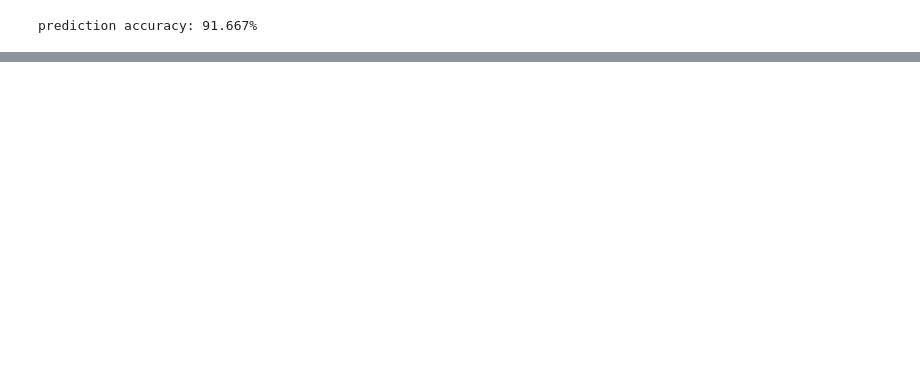
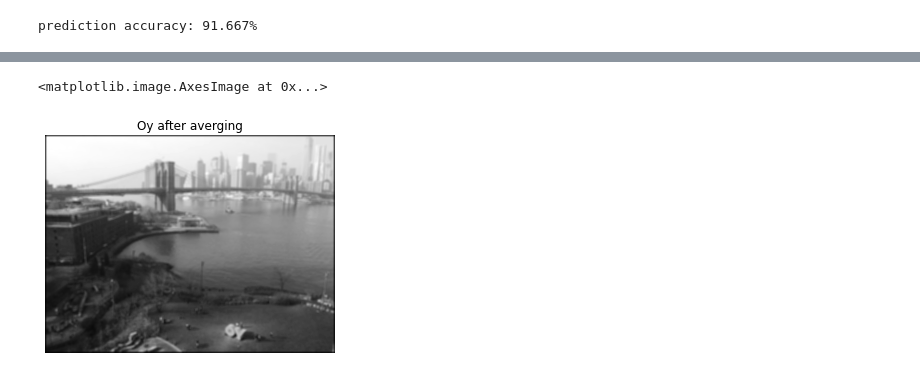
Before and after one commit to ronbenc/Computer-Vision, a Jupyter notebook: homework0/ee046746_hw0_python_image_processing.ipynb, the cells around one changed output, grey strips where cells are left out. Cells and saved outputs as stored; diff of their text form; code cells hidden in the pictures; blank space fills up the shorter version.

Commit message:
Test average filter

```diff
--- a/homework0/ee046746_hw0_python_image_processing.ipynb
+++ b/homework0/ee046746_hw0_python_image_processing.ipynb
@@ -785,7 +800,14 @@ laplace_kernel = np.array([[0, 1, 0],
 # %%
 from scipy import signal
 
-average_oy = signal.convolve2d(avg_kernel, )
+average_oy = signal.convolve2d(avg_kernel, oy_gray)
+
+plt.title("Oy after averging")
+plt.axis('off')
+plt.imshow(average_oy, cmap="gray")
+# %% [output]
+<matplotlib.image.AxesImage at 0x...>
+[figure, added]
 # %% [markdown]
 ## <img src="https://img.icons8.com/external-flaticons-lineal-color-flat-icons/64/000000/external-estimate-engineering-flaticons-lineal-color-flat-icons.png" style="height:50px;display:inline"> Estimators
 ---
```
Also changed, not shown: parts of 7 cells of this notebook.
